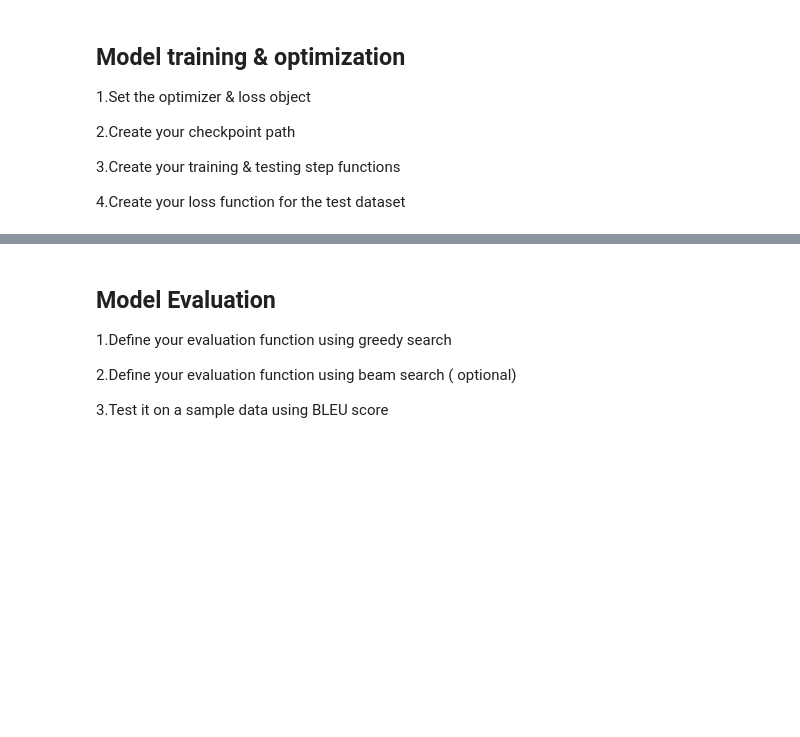
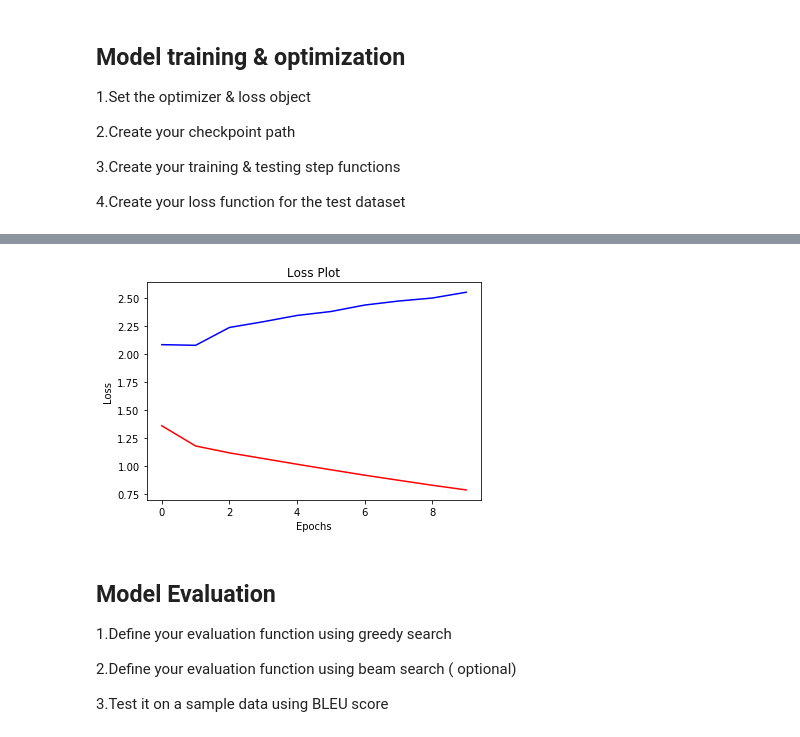
Before and after one commit to acamit/DataScience, a Jupyter notebook: Projects/EyeForBlind/Eye+for+blind+Starter+code-Copy1.ipynb, the cells around one changed output, grey strips where cells are left out. Drawn from its saved outputs; the diff is of its cells as text; code cells hidden in the pictures; blank space fills up the shorter version.

```diff
--- a/Projects/EyeForBlind/Eye+for+blind+Starter+code-Copy1.ipynb
+++ b/Projects/EyeForBlind/Eye+for+blind+Starter+code-Copy1.ipynb
@@ -155,7 +155,7 @@ def MapImageCaptions(doc):
         dict_index, dict_val = line.split(',', 1)
         if dict_index not in captionDict:
             captionDict[dict_index] = list()
-        captionDict[dict_index].append(dict_val)
+        captionDict[dict_index].append(appendDelimitingTokes(clean_caption(dict_val)))
     return captionDict
 # %%
 captionMappings = MapImageCaptions(doc)
@@ -722,10 +742,12 @@ for epoch in range(start_epoch, EPOCHS):
 # %%
-plt.plot(loss_plot)
-plt.plot(test_loss_plot)
+plt.plot(loss_plot, color = 'red')
+plt.plot(test_loss_plot, color='blue')
 plt.xlabel('Epochs')
 plt.ylabel('Loss')
 plt.title('Loss Plot')
 plt.show()
+# %% [output]
+[figure, added]
 # %% [markdown]
 ## Model Evaluation
 1.Define your evaluation function using greedy search
```
Also changed, not shown: parts of 14 cells of this notebook.
